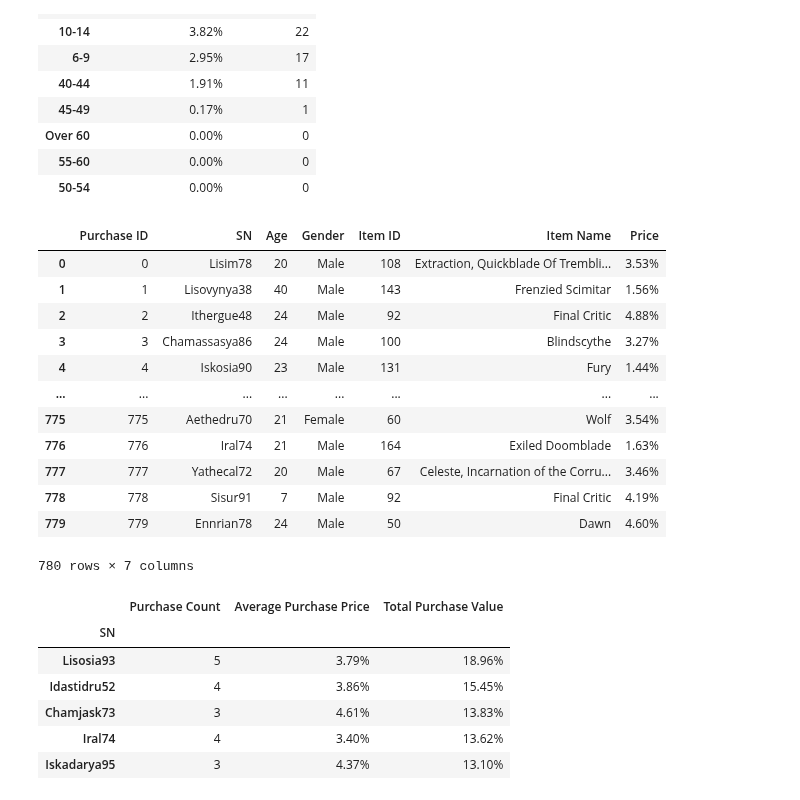
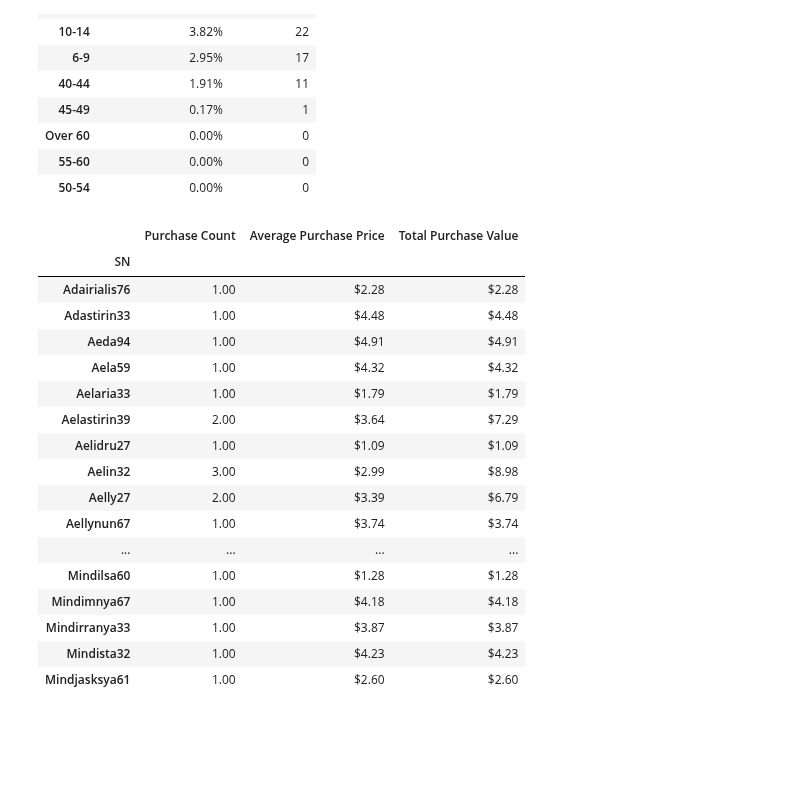
Before and after one commit to jocelyn4112/pandas-challenge, a Jupyter notebook: MainHouse.ipynb, the cells around one changed output. Cells and saved outputs as stored; diff of their text form; code cells hidden in the pictures; blank space fills up the shorter version.

```diff
--- a/MainHouse.ipynb
+++ b/MainHouse.ipynb
@@ -168,51 +173,48 @@ Demo_Age
 | Over 60 | 0.00% | 0 |
 | 55-60 | 0.00% | 0 |
 | 50-54 | 0.00% | 0 |
-# %%
-#Test Area
-#purchase_df.groupby(["Price"]).sum().sort_values("Price", ascending=False).head()
-
-purchase_df
-# %% [output]
-|  | Purchase ID | SN | Age | Gender | Item ID | Item Name | Price |
-| 0 | 0 | Lisim78 | 20 | Male | 108 | Extraction, Quickblade Of Trembli... | 3.53% |
-| 1 | 1 | Lisovynya38 | 40 | Male | 143 | Frenzied Scimitar | 1.56% |
-| 2 | 2 | Ithergue48 | 24 | Male | 92 | Final Critic | 4.88% |
-| 3 | 3 | Chamassasya86 | 24 | Male | 100 | Blindscythe | 3.27% |
-| 4 | 4 | Iskosia90 | 23 | Male | 131 | Fury | 1.44% |
-| ... | ... | ... | ... | ... | ... | ... | ... |
-| 775 | 775 | Aethedru70 | 21 | Female | 60 | Wolf | 3.54% |
-| 776 | 776 | Iral74 | 21 | Male | 164 | Exiled Doomblade | 1.63% |
-| 777 | 777 | Yathecal72 | 20 | Male | 67 | Celeste, Incarnation of the Corru... | 3.46% |
-| 778 | 778 | Sisur91 | 7 | Male | 92 | Final Critic | 4.19% |
-| 779 | 779 | Ennrian78 | 24 | Male | 50 | Dawn | 4.60% |
-780 rows × 7 columns
 # %%
 #Top Spenders
 #Top purchasers by SN
 sn_top = purchase_df.groupby(["SN"]).sum()["Price"]
 #average pur price top 5 spenders
 avg_top5 = purchase_df.groupby(["SN"]).mean()["Price"]
 #Purchase Count
 pur_count = purchase_df.groupby(["SN"]).count()["Price"]
 #Total Purchase Value
 #total_pur = purchase_df.groupby(["Price"]).sum()
 
 top_spenders_df = pd.DataFrame ({"Purchase Count":pur_count,
                                  "Average Purchase Price":avg_top5,
                                  "Total Purchase Value":sn_top
 
                                 })
 #purchase_df.groupby(["SN"]).head(5)
-top_spenders_df.sort_values("Total Purchase Value", ascending = False).head()
+top_spenders_df.sort_values("Total Purchase Value").head()
+top_spenders_df.style.format({"Purchase Count" : "{:,.2f}",
+                              "Average Purchase Price": "${:,.2f}",
+                              "Total Purchase Value": "${:,.2f}"
+
+                             })
 # %% [output]
 |  | Purchase Count | Average Purchase Price | Total Purchase Value |
 | SN |  |  |  |
-| Lisosia93 | 5 | 3.79% | 18.96% |
-| Idastidru52 | 4 | 3.86% | 15.45% |
-| Chamjask73 | 3 | 4.61% | 13.83% |
-| Iral74 | 4 | 3.40% | 13.62% |
-| Iskadarya95 | 3 | 4.37% | 13.10% |
+| Adairialis76 | 1.00 | $2.28 | $2.28 |
+| Adastirin33 | 1.00 | $4.48 | $4.48 |
+| Aeda94 | 1.00 | $4.91 | $4.91 |
+| Aela59 | 1.00 | $4.32 | $4.32 |
+| Aelaria33 | 1.00 | $1.79 | $1.79 |
+| Aelastirin39 | 2.00 | $3.64 | $7.29 |
+| Aelidru27 | 1.00 | $1.09 | $1.09 |
+| Aelin32 | 3.00 | $2.99 | $8.98 |
+| Aelly27 | 2.00 | $3.39 | $6.79 |
+| Aellynun67 | 1.00 | $3.74 | $3.74 |
+| ... | ... | ... | ... |
+| Mindilsa60 | 1.00 | $1.28 | $1.28 |
+| Mindimnya67 | 1.00 | $4.18 | $4.18 |
+| Mindirranya33 | 1.00 | $3.87 | $3.87 |
+| Mindista32 | 1.00 | $4.23 | $4.23 |
+| Mindjasksya61 | 1.00 | $2.60 | $2.60 |
 # %%
 #Most Popular Items
 #Purchase count
```
Also changed, not shown: parts of 3 cells of this notebook.
